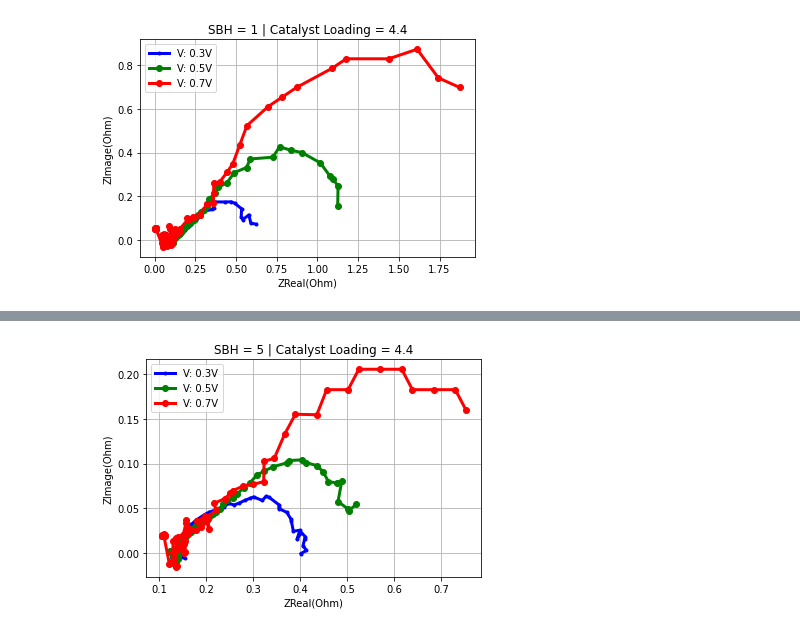
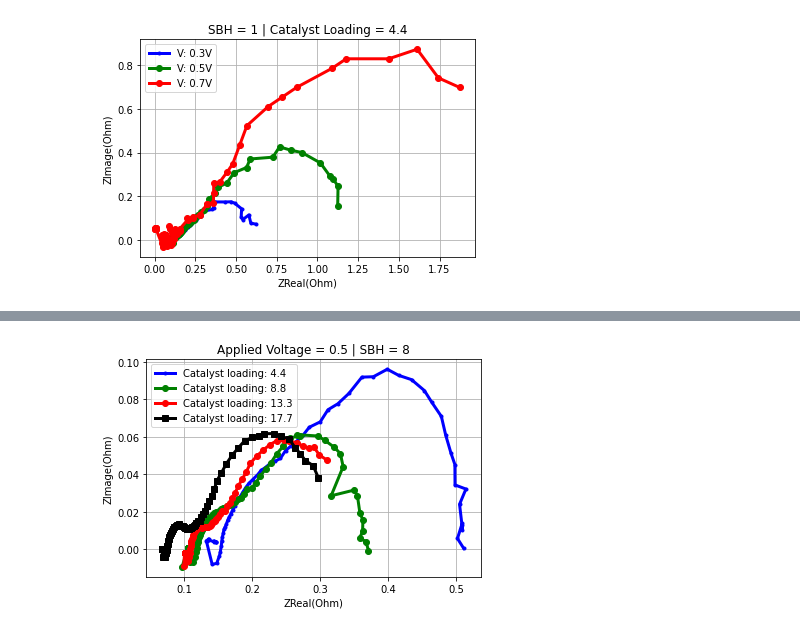
Before and after one commit to ECSIM/dbfc-dataset, a Jupyter notebook: Notebooks/Acta Catalyst.ipynb, the cells around one changed output, grey strips where cells are left out. Saved outputs shown, nothing was run; the diff lists cells and outputs as text; code cells hidden in the pictures.

Commit message:
change : minor changes in impedance_plot function and it's use in notebook.

```diff
--- a/Notebooks/Acta Catalyst.ipynb
+++ b/Notebooks/Acta Catalyst.ipynb
@@ -10,5 +10,5 @@ path = os.path.join("../", "Acta Catalyst")
 # %% [markdown]
 ## 1- Impedance : Various Acta AnodeTM Loading and SBH%
 # %%
-(data, header) = load_data(os.path.join(path,"1.csv"), is_header=True)
+data = load_data(os.path.join(path,"1.csv"))
 # %%
@@ -22,4 +18,4 @@ impedance_plot(data, 3, 4.4, header)
 # %%
-impedance_plot(data, 5, 4.4, header)
+impedance_plot(data, SBH=8, V=0.5)
 # %% [output]
-[figure, old version]
+[figure, new version]
```
Also changed, not shown: parts of 15 cells of this notebook, 1 other file.
